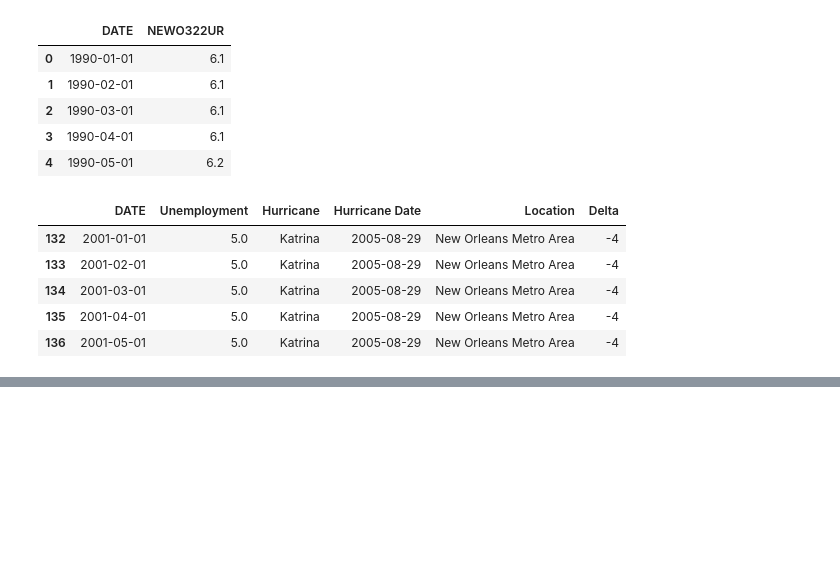
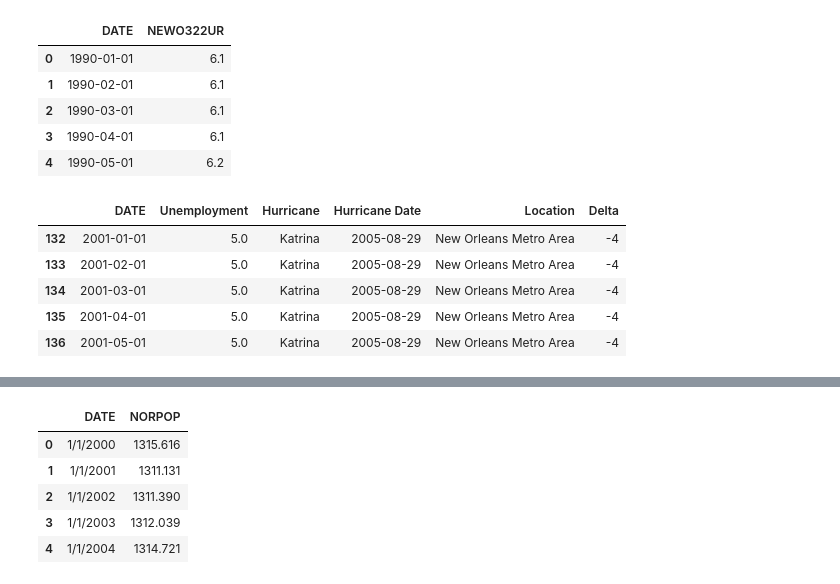
Before and after one commit to mchrzanowski27/Project1, a Jupyter notebook: Project 1 Data Katrina.ipynb, the cells around one changed output, grey strips where cells are left out. Saved outputs shown, nothing was run; the diff lists cells and outputs as text; code cells hidden in the pictures; blank space fills up the shorter version.

```diff
--- a/Project 1 Data Katrina.ipynb
+++ b/Project 1 Data Katrina.ipynb
@@ -183,0 +225,14 @@ katrina_unemployment_df.head()
+# %%
+#import Econ data from New Orleans
+
+katrina_6 = "./Economic Data/NOLAPopulation.csv"
+
+katrina_population_df = pd.read_csv(katrina_6)
+katrina_population_df.head()
+# %% [output]
+|  | DATE | NORPOP |
+| 0 | 1/1/2000 | 1315.616 |
+| 1 | 1/1/2001 | 1311.131 |
+| 2 | 1/1/2002 | 1311.390 |
+| 3 | 1/1/2003 | 1312.039 |
+| 4 | 1/1/2004 | 1314.721 |
```
Also changed, not shown: parts of 4 cells of this notebook, 9 other files.
